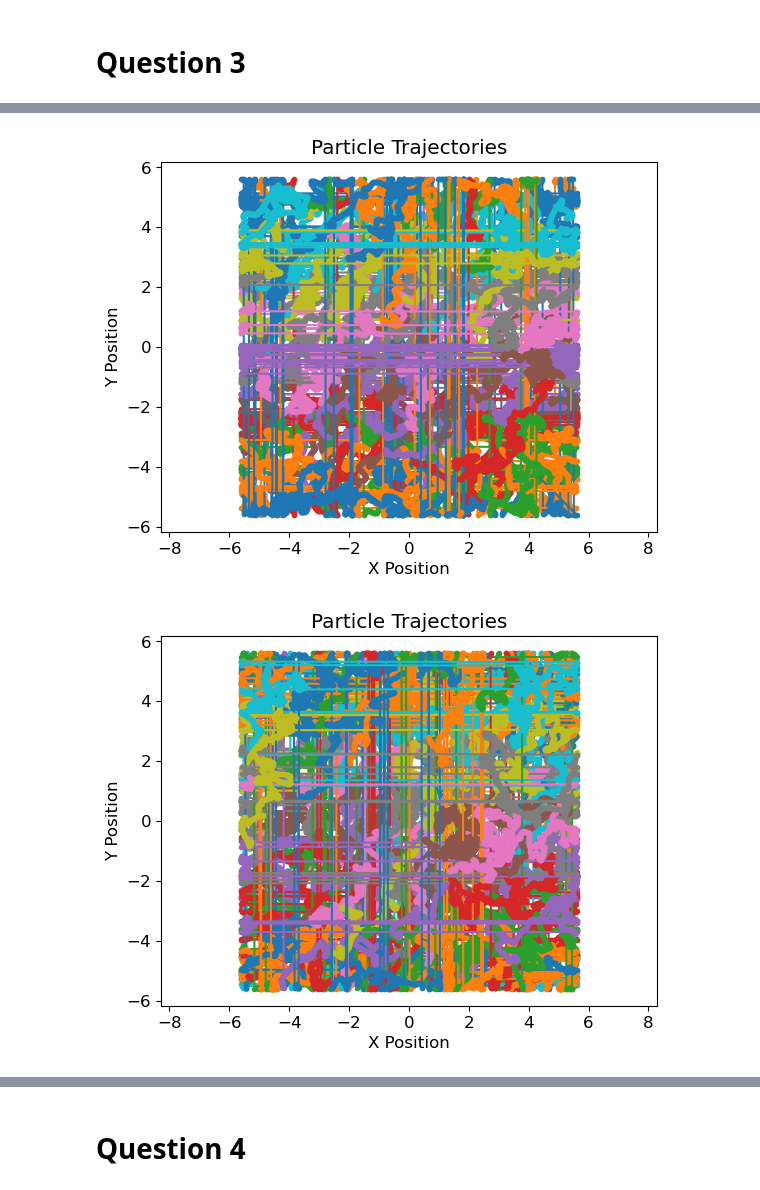
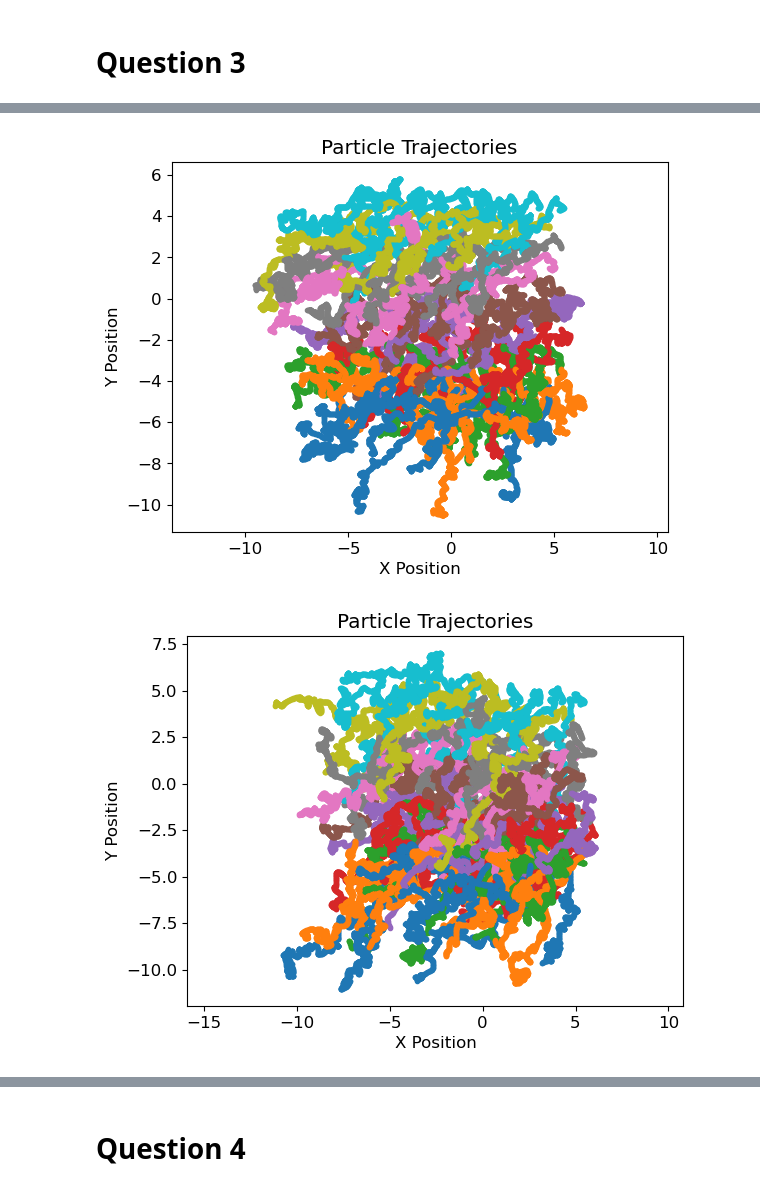
Before and after one commit to MoSpoonRhakib/EID444HW4, a Jupyter notebook: EID444HW4-Mohammed Rhakib.ipynb, the cells around one changed output, grey strips where cells are left out. Drawn from its saved outputs; the diff is of its cells as text; code cells hidden in the pictures.

Commit message:
Fixed trajectories - plots and animations

```diff
--- a/EID444HW4-Mohammed Rhakib.ipynb
+++ b/EID444HW4-Mohammed Rhakib.ipynb
@@ -28,19 +28,21 @@ def displacements(R, L):
     '''Calculates all displacements between all pairs
     of particles'''
 
-    #Wrapping positions under periodic boundary conditions
-    #R_wrapped = shift(R,L)
 
     #Computes the pairwise displacements: r_i - r_j
     #[1] - Learned about np.newaxis to help conduct matrix operations without consuming much memory
-    #dR = R[:, np.newaxis, :] - R[np.newaxis, :, :]
-    #dR_wrapped = R_wrapped[:, np.newaxis, :] - R_wrapped[np.newaxis, :, :]
+    dR = R[:, np.newaxis, :] - R[np.newaxis, :, :]
+    #Wrapping positions under periodic boundary conditions
+    dR_wrapped = shift(dR, L)
 
-    N = R.shape[0]
-    T = np.tile(R,(N, 1, 1))
-    dR = -(T - np.transpose(T, (1,0,2)))
 
-    dR_wrapped = shift(dR, L) #apply periodic boundary conditions
+
+    #Credit to Tausif for providing me the displacement code that effectively uses np.tile
+    #N = R.shape[0]
+    #T = np.tile(R,(N, 1, 1))
+    #dR = -(T - np.transpose(T, (1,0,2)))
+
+    #dR_wrapped = shift(dR, L) #apply periodic boundary conditions
 
 
     return dR_wrapped
@@ -130,7 +121,7 @@ def simulation(R_0, v_0, m, t, t_max, sigma, epsilon, L):
     t_sim = t_end - t_start
     unwrapped_trajectory = shift(trajectory, L)
 
-    return trajectory, unwrapped_trajectory, t_sim
+    return trajectory, t_sim
 # %% [markdown]
 # Plot and Animate Trajectory
 # %%
@@ -383,7 +373,7 @@ v_init = 2.0
 velocities = v_init * create_unit_vectors(N*N, 20)
 dt = 0.01
 
-trajectory, unwrapped_trajectory, _ =simulation(R_0 = positions, v_0 = velocities, m = masses, t=dt, t_max=20, sigma=1, epsilon = 1, L=L )
+trajectory, _ =simulation(R_0 = positions, v_0 = velocities, m = masses, t=dt, t_max=20, sigma=1, epsilon = 1, L=L )
 # %%
 N = 10
 masses = np.ones(N*N)
@@ -401,13 +391,12 @@ t_simulation = {}
 
 for v_init in v_init_values:
     velocities = v_init * create_unit_vectors(N*N, 20)
-    trajectory, unwrapped_trajectory, t_sim = simulation(R_0 = positions, v_0 = velocities, m = masses, t=dt, t_max=10, sigma=1, epsilon = 1, L=L )
+    trajectory, t_sim = simulation(R_0 = positions, v_0 = velocities, m = masses, t=dt, t_max=10, sigma=1, epsilon = 1, L=L )
     trajectories[v_init] = trajectory
-    unwrapped_trajectories[v_init] = unwrapped_trajectory
     t_simulation[v_init] = t_sim
 # %% [markdown]
 # Question 3
 # %%
-for unwrapped_trajectory in unwrapped_trajectories.values():
-    plot_traj(unwrapped_trajectory, L)
+for trajectory in trajectories.values():
+    plot_traj(trajectory, L)
 # %% [output]
@@ -418,2 +407,2 @@ for unwrapped_trajectory in unwrapped_trajectories.values():
-[figure, old version]
+[figure, new version]
-[figure, old version]
+[figure, new version]
```
Also changed, not shown: parts of 10 cells of this notebook, 1 other file.
